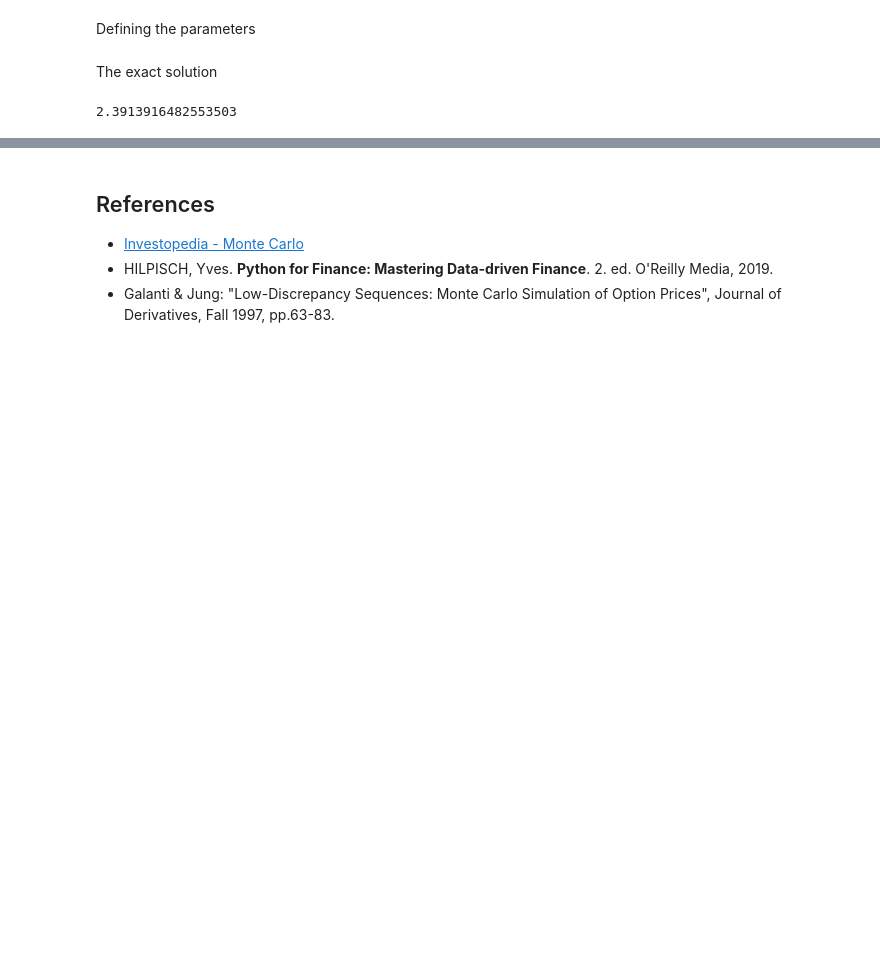
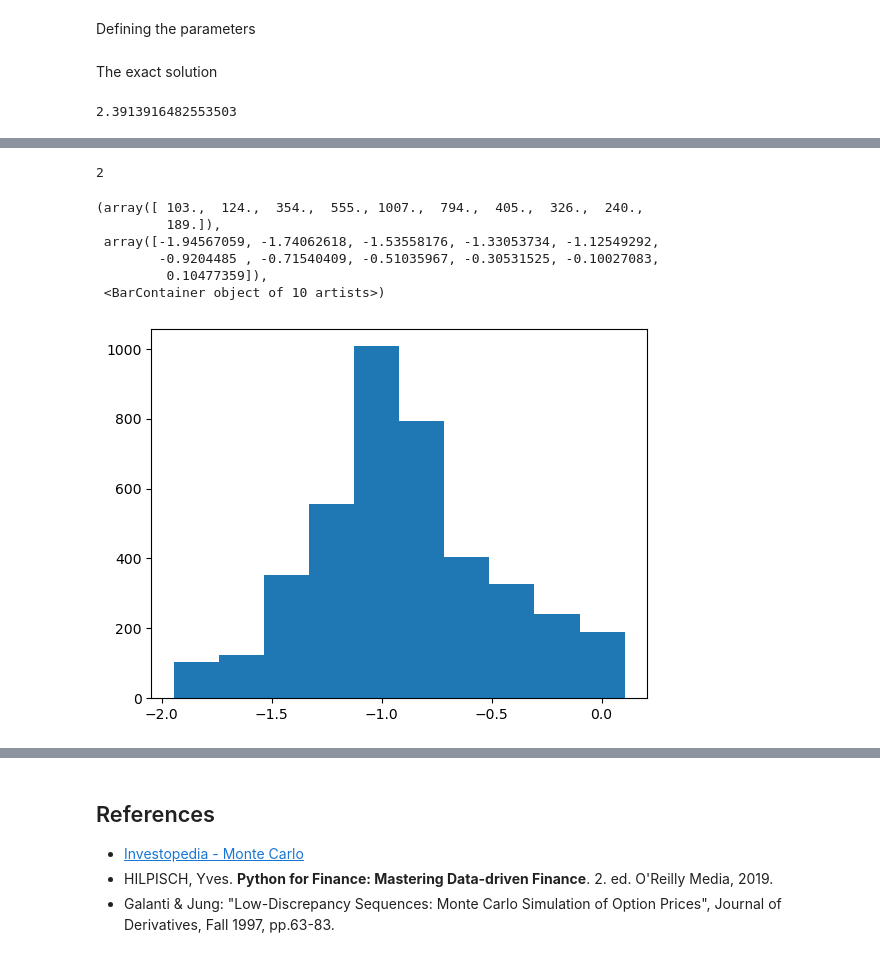
Before and after one commit to fbristotti/cqf, a Jupyter notebook: final/final.ipynb, the cells around one changed output, grey strips where cells are left out. Drawn from its saved outputs; the diff is of its cells as text; code cells hidden in the pictures; blank space fills up the shorter version.

```diff
--- a/final/final.ipynb
+++ b/final/final.ipynb
@@ -288,0 +289,4 @@ qmc = np.exp(-r*T)*np.mean([max(S0 * np.exp(trend + sigma*np.sqrt(T)*norm.ppf(so
+# %%
+4 >> 1
+# %% [output]
+2
@@ -288,0 +347,26 @@ qmc = np.exp(-r*T)*np.mean([max(S0 * np.exp(trend + sigma*np.sqrt(T)*norm.ppf(so
+# %%
+def brownian_bridge(T, K, B):
+    N = 2**K
+    Z = B[N-1] #np.random.normal()
+    W = np.zeros(N+1)
+    W[N] = Z * np.sqrt(T)
+    h = N
+    dt = T / N
+    for k in range(1, K+1):
+        h = h / 2
+        for j in range(1, 2**(k-1)+1):
+            Z = B[int((2*j-1)*h)-1]
+            W[int((2*j-1)*h)] = 0.5*(W[int(2*(j-1)*h)] + W[int(2*j*h)]) + Z * np.sqrt(h*dt)
+    return W
+# %%
+K = 12
+bbb = brownian_bridge(1, K, np.random.randn(2**K))
+plt.hist(bbb)
+# %% [output]
+(array([ 103.,  124.,  354.,  555., 1007.,  794.,  405.,  326.,  240.,
+         189.]),
+ array([-1.94567059, -1.74062618, -1.53558176, -1.33053734, -1.12549292,
+        -0.9204485 , -0.71540409, -0.51035967, -0.30531525, -0.10027083,
+         0.10477359]),
+ <BarContainer object of 10 artists>)
+[figure, added]
```
Also changed, not shown: parts of 12 cells of this notebook.
